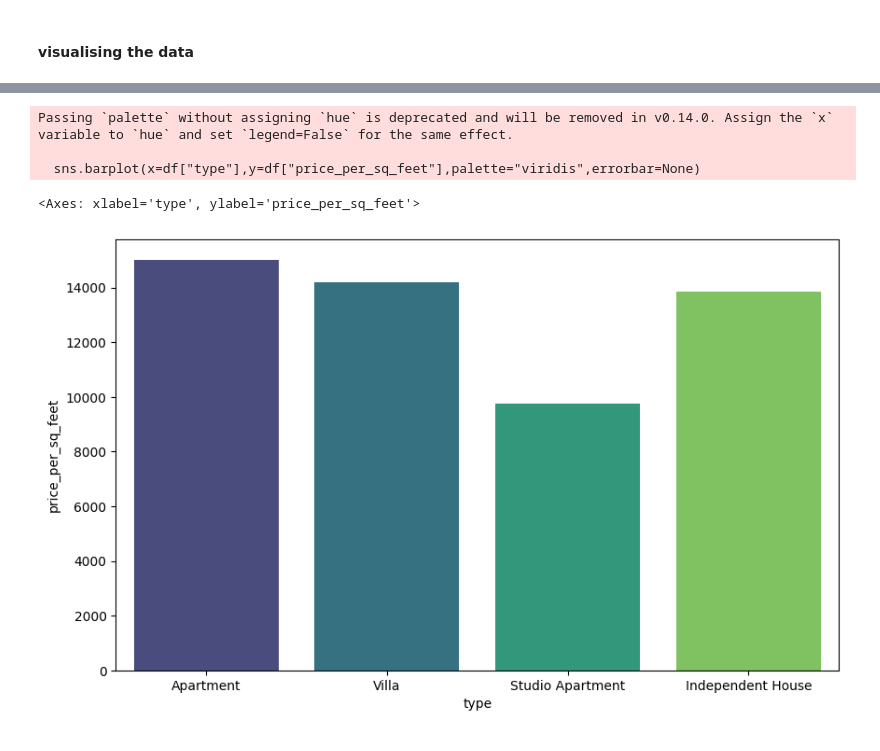
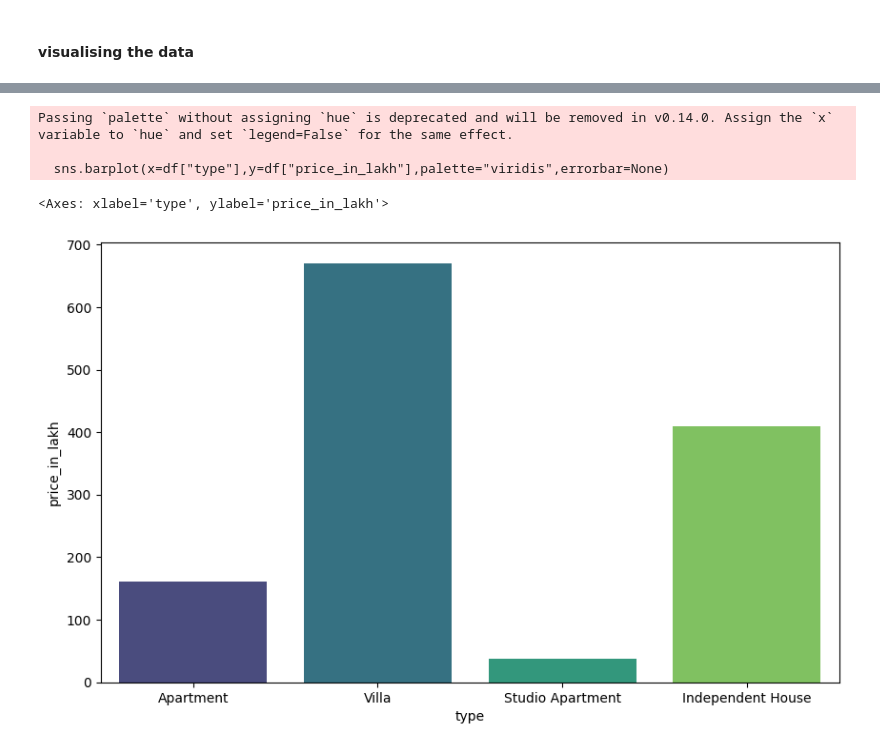
Before and after one commit to awezix/Housing_price_prediction, a Jupyter notebook: notebooks/EDA.ipynb, the cells around one changed output, grey strips where cells are left out. Cells and saved outputs as stored; diff of their text form; code cells hidden in the pictures.

```diff
--- a/notebooks/EDA.ipynb
+++ b/notebooks/EDA.ipynb
@@ -264,9 +264,9 @@ Name: count, dtype: int64
 # %% [markdown]
 #### creating price per square feet column
 # %%
-df["price_per_sq_feet"]=(df["price_in_lakh"]*100000 )/df["area"]
+# df["price_per_sq_feet"]=(df["price_in_lakh"]*100000 )/df["area"]
 # %%
-df=df.drop("price_in_lakh",axis=1)
+# df=df.drop("price_in_lakh",axis=1)
 # %%
 df.head()
 # %% [output]
@@ -285,12 +322,12 @@ df.shape
 # %%
 plt.figure(figsize=(10,6))
-sns.barplot(x=df["type"],y=df["price_per_sq_feet"],palette="viridis",errorbar=None)
+sns.barplot(x=df["type"],y=df["price_in_lakh"],palette="viridis",errorbar=None)
 # %% [output]
 Passing `palette` without assigning `hue` is deprecated and will be removed in v0.14.0. Assign the `x` variable to `hue` and set `legend=False` for the same effect.
 
-  sns.barplot(x=df["type"],y=df["price_per_sq_feet"],palette="viridis",errorbar=None)
+  sns.barplot(x=df["type"],y=df["price_in_lakh"],palette="viridis",errorbar=None)
-<Axes: xlabel='type', ylabel='price_per_sq_feet'>
+<Axes: xlabel='type', ylabel='price_in_lakh'>
-[figure, old version]
+[figure, new version]
 # %%
 plt.figure(figsize=(14,6))
 plt.subplot(121)
```
Also changed, not shown: parts of 11 cells of this notebook.
